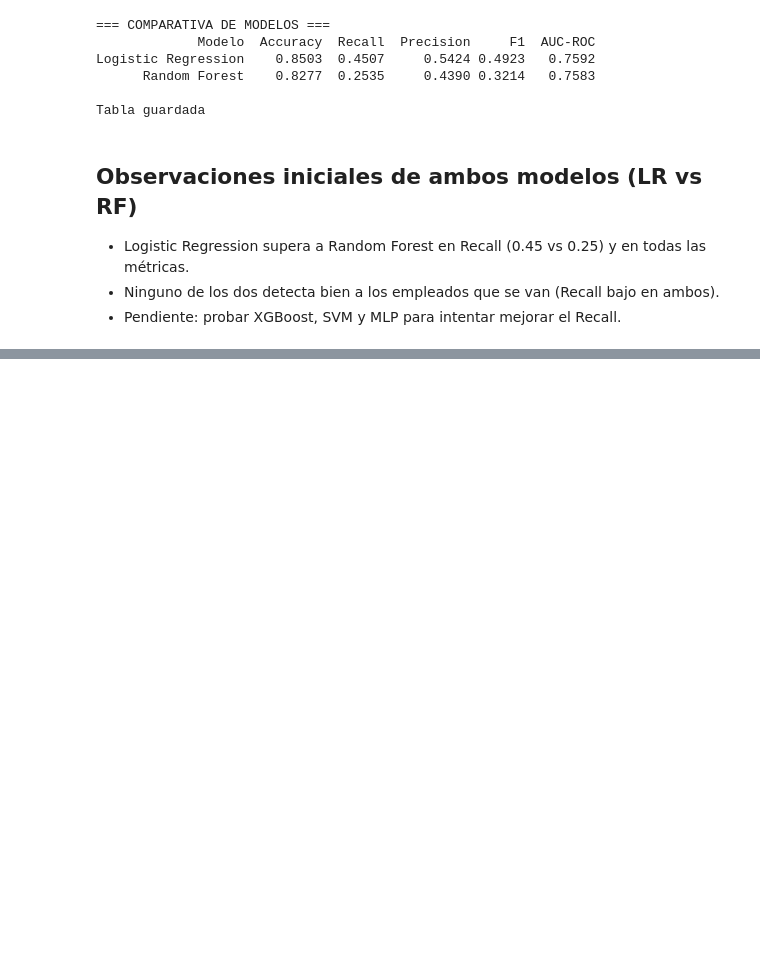
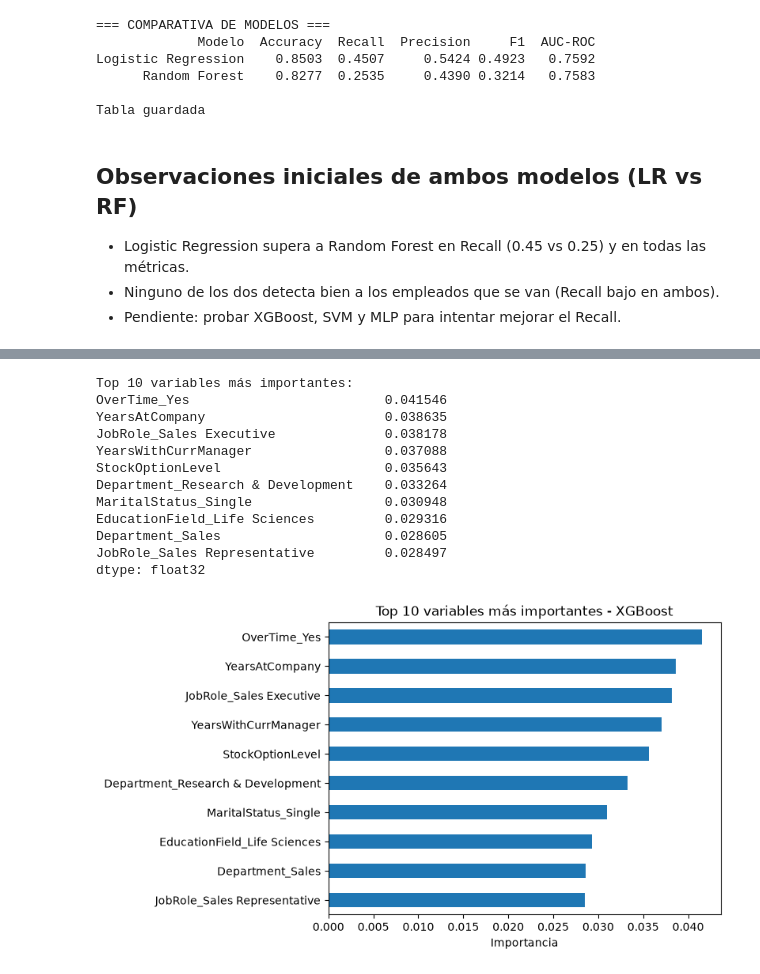
Before and after one commit to MarioFernandezH/TFM-Employee-Attrition, a Jupyter notebook: notebooks/04_models_comparison.ipynb, the cells around one changed output, grey strips where cells are left out. Cells and saved outputs as stored; diff of their text form; code cells hidden in the pictures; blank space fills up the shorter version.

```diff
--- a/notebooks/04_models_comparison.ipynb
+++ b/notebooks/04_models_comparison.ipynb
@@ -344,0 +366,6 @@ Tabla guardada
+# %%
+# --- Calculamos el ratio de clases para compensar el desbalanceo ---
+negativos = (y_train == 0).sum()
+positivos = (y_train == 1).sum()
+ratio = negativos / positivos
+print(f'scale_pos_weight = {ratio:.2f}')
@@ -344,0 +378,18 @@ Tabla guardada
+# %%
+# --- Crear modelo ---
+from xgboost import XGBClassifier
+
+modelo_xgb = XGBClassifier(
+    n_estimators=200,
+    max_depth=4,
+    learning_rate=0.05,
+    subsample=0.9,            # usa 90% de filas por arbol (regularización)
+    colsample_bytree=0.9,     # usa 90% de columnas por arbol (regularizació)
+    scale_pos_weight=ratio,   # compensa el desbalanceo
+    random_state=42,
+    eval_metric='logloss',
+    tree_method="hist",
+)
+
+# --- Entrenar ---
+modelo_xgb.fit(X_train, y_train)
@@ -344,0 +541,34 @@ Tabla guardada
+# %%
+# --- Importancia de variables según XGBoost ---
+import os
+
+RUTA_BASE = os.path.abspath(os.path.join(os.getcwd(), '..'))
+RUTA_FIGURES = os.path.join(RUTA_BASE, 'reports', 'figures')
+
+importances = pd.Series(
+    modelo_xgb.feature_importances_,
+    index=X_train.columns
+).sort_values(ascending=False)
+
+print("\nTop 10 variables más importantes:")
+print(importances.head(10))
+
+importances.head(10).sort_values().plot(kind="barh")
+plt.title("Top 10 variables más importantes - XGBoost")
+plt.xlabel("Importancia")
+plt.savefig(os.path.join(RUTA_FIGURES,'importancia_xgboost.png'), dpi=150, bbox_inches='tight')
+plt.show()
+# %% [output]
+Top 10 variables más importantes:
+OverTime_Yes                         0.041546
+YearsAtCompany                       0.038635
+JobRole_Sales Executive              0.038178
+YearsWithCurrManager                 0.037088
+StockOptionLevel                     0.035643
+Department_Research & Development    0.033264
+MaritalStatus_Single                 0.030948
+EducationField_Life Sciences         0.029316
+Department_Sales                     0.028605
+JobRole_Sales Representative         0.028497
+dtype: float32
+[figure, added]
```
Also changed, not shown: parts of 49 cells of this notebook, 8 other files.
